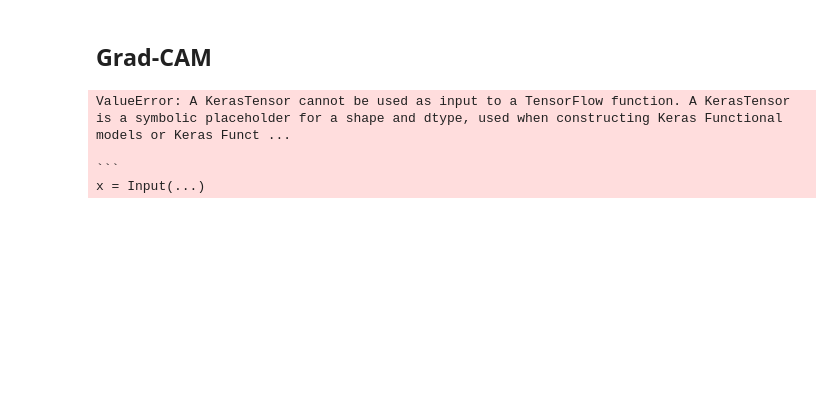
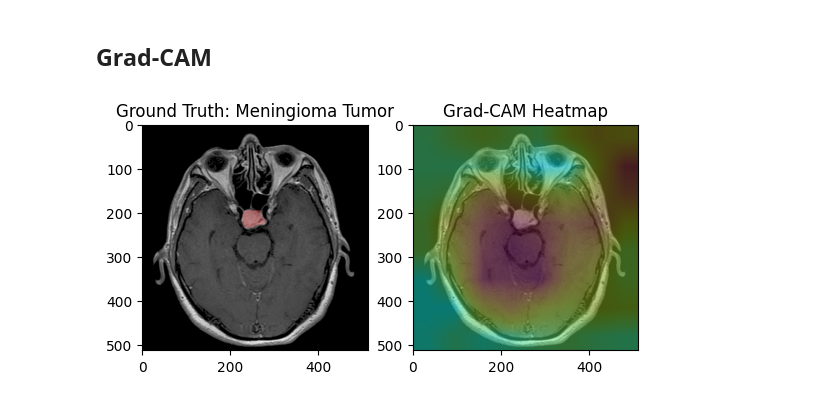
Before and after one commit to kworathur/CV-Capstone, a Jupyter notebook: explain_model.ipynb, the cells around one changed output. Saved outputs shown, nothing was run; the diff lists cells and outputs as text; code cells hidden in the pictures; blank space fills up the shorter version.

````diff
--- a/explain_model.ipynb
+++ b/explain_model.ipynb
@@ -224,8 +207,4 @@ def compute_gradcam(model, x, y):
 # %%
-X, y = get_example_by_idx(ds,15)
-compute_gradcam(best_model, X, integer_to_class[str(np.argmax(y) + 1)])
+compute_gradcam(best_model, ds, 1048)
 # %% [output]
-ValueError: A KerasTensor cannot be used as input to a TensorFlow function. A KerasTensor is a symbolic placeholder for a shape and dtype, used when constructing Keras Functional models or Keras Funct ...
-
-```
-x = Input(...)
+[figure, added]
````
Also changed, not shown: parts of 7 cells of this notebook.
